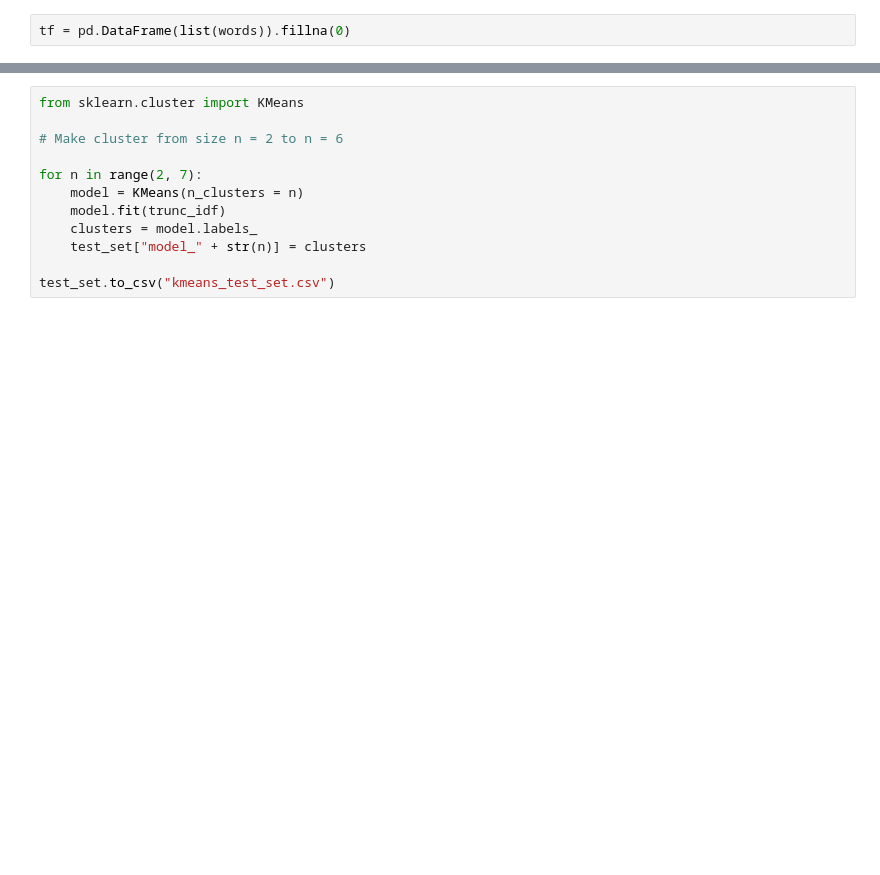
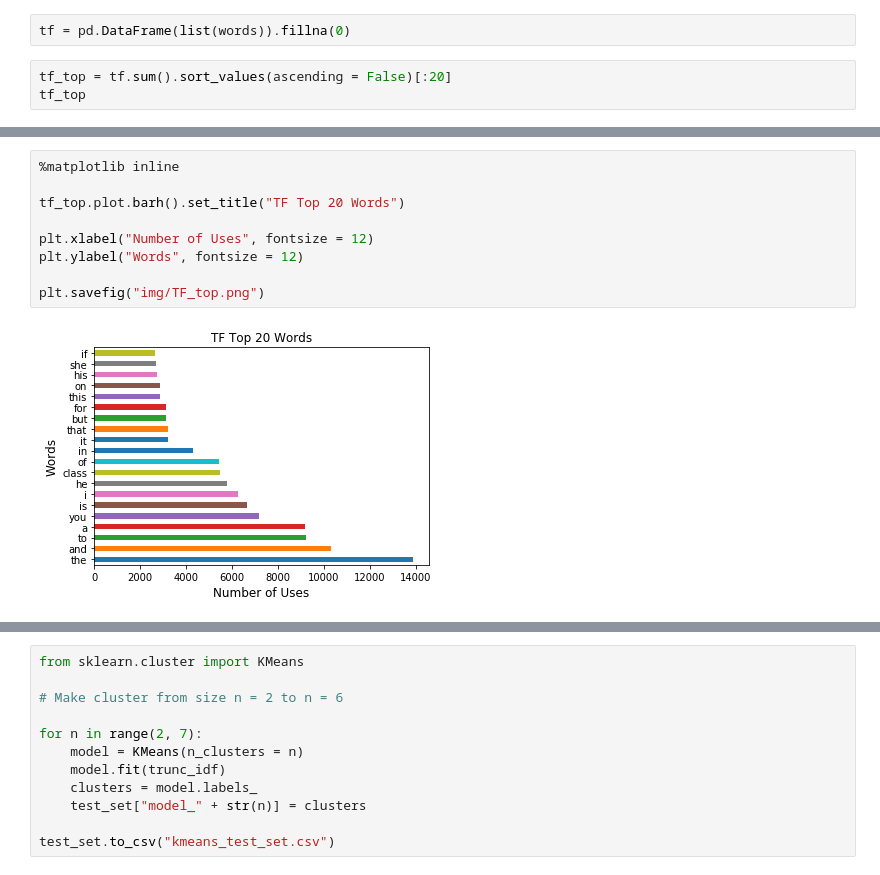
Before and after one commit to BetoBob/PolyRatings-Analysis, a Jupyter notebook: machine_learning.ipynb, the cells around one changed output, grey strips where cells are left out. Saved outputs shown, nothing was run; the diff lists cells and outputs as text; blank space fills up the shorter version.

```diff
--- a/machine_learning.ipynb
+++ b/machine_learning.ipynb
@@ -38,3 +38,6 @@ words = (
 )
 # %%
 tf = pd.DataFrame(list(words)).fillna(0)
+# %%
+tf_top = tf.sum().sort_values(ascending = False)[:20]
+tf_top
@@ -40,0 +62,11 @@ tf = pd.DataFrame(list(words)).fillna(0)
+# %%
+%matplotlib inline
+
+tf_top.plot.barh().set_title("TF Top 20 Words")
+
+plt.xlabel("Number of Uses", fontsize = 12)
+plt.ylabel("Words", fontsize = 12)
+
+plt.savefig("img/TF_top.png")
+# %% [output]
+[figure, added]
```
Also changed, not shown: parts of 38 cells of this notebook, 3 other files.
